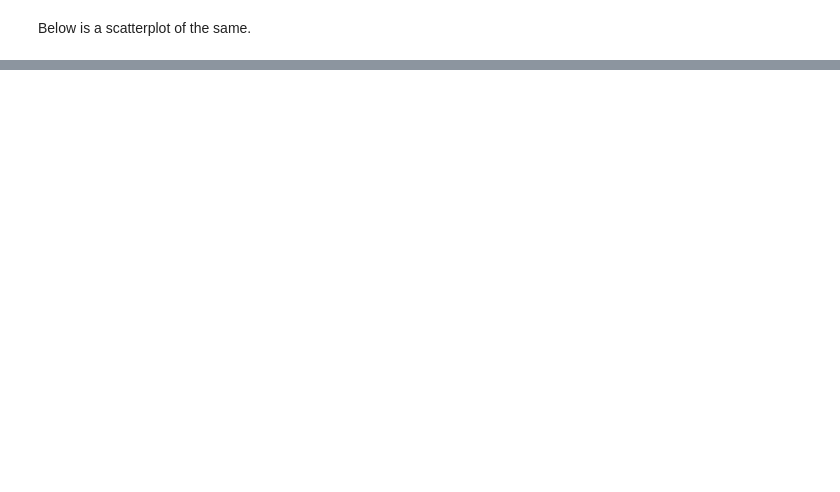
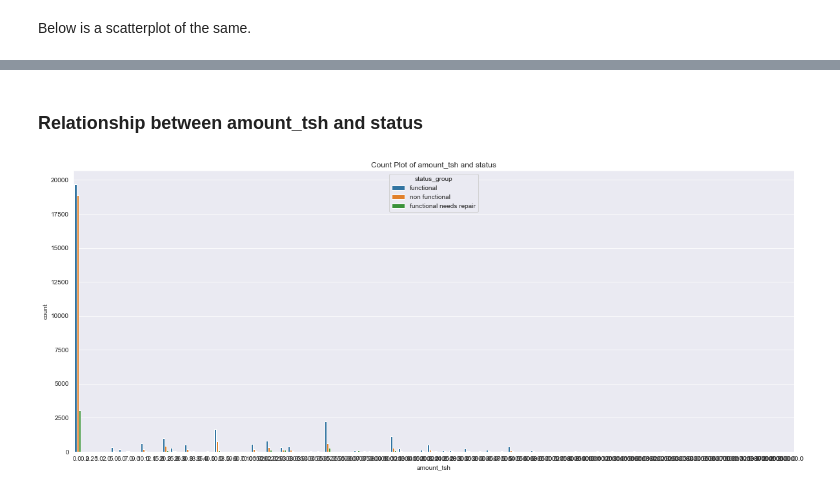
Before and after one commit to Sally-52/Phase3_Project, a Jupyter notebook: index.ipynb, the cells around one changed output, grey strips where cells are left out. Cells and saved outputs as stored; diff of their text form; code cells hidden in the pictures; blank space fills up the shorter version.

```diff
--- a/index.ipynb
+++ b/index.ipynb
@@ -693,0 +696,9 @@ plt.show()
+# %% [markdown]
+### Relationship between amount_tsh and status
+# %%
+bar, ax = plt.subplots(figsize=(20,8))
+ax = sns.countplot(data = df_mode, x="amount_tsh", hue="status_group")
+ax.set_title("Count Plot of amount_tsh and status")
+sns.set_style("darkgrid")
+# %% [output]
+[figure, added]
```
Also changed, not shown: parts of 52 cells of this notebook.
